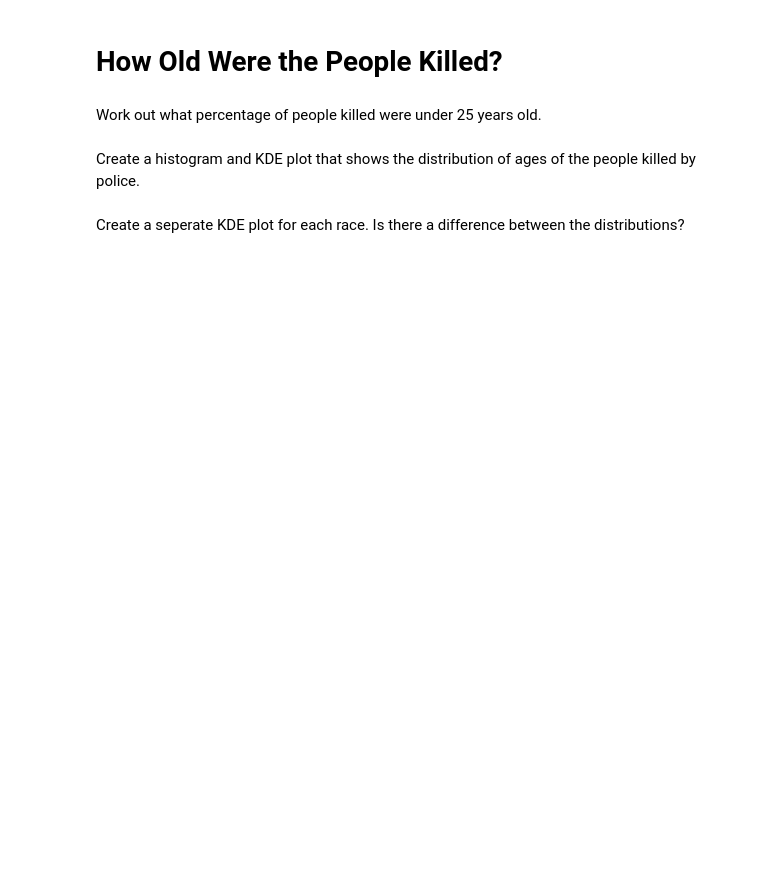
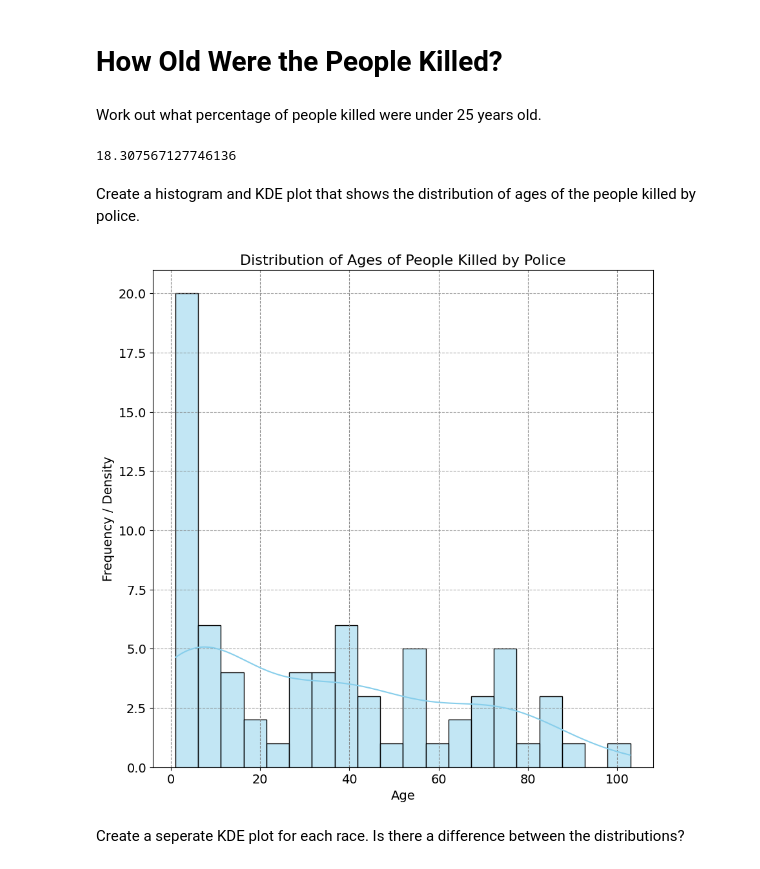
Before and after one commit to KushalRegmi61/100_DAYS_OF_LEARNING_PYTHON, a Jupyter notebook: DAY_100_AnalysingDethInvolvingPoliceinUS/DAY_100_Fatal_Force.ipynb, the cells around one changed output. Cells and saved outputs as stored; diff of their text form; code cells hidden in the pictures; blank space fills up the shorter version.

Commit message:
final data analysis using sns.kdeplot, px.bar, px.choropleth

```diff
--- a/DAY_100_AnalysingDethInvolvingPoliceinUS/DAY_100_Fatal_Force.ipynb
+++ b/DAY_100_AnalysingDethInvolvingPoliceinUS/DAY_100_Fatal_Force.ipynb
@@ -582,7 +623,53 @@ In what percentage of police killings were people armed? Create chart that show
 # How Old Were the People Killed?
 # %% [markdown]
 Work out what percentage of people killed were under 25 years old.
+# %%
+df_fatalities.age.isna().sum()
+
+# droping NaN values for the age
+clean_fatalities = df_fatalities.dropna(subset=['age'])
+
+# killed by age_df
+age_df = clean_fatalities.age.value_counts()
+
+# sorting the age_df in ascending order
+
+age_df.sort_index(ascending=True, inplace=True)
+age_df.head()
+
+# working out to find what percentage of people killed were under 25 years old
+under_25_df = age_df[age_df.index < 25]
+under_25_df.head()
+
+under_25_death_pct = under_25_df.sum() / age_df.sum() * 100
+under_25_death_pct
+# %% [output]
+18.307567127746136
 # %% [markdown]
 Create a histogram and KDE plot that shows the distribution of ages of the people killed by police.
+# %%
+# creating a histplot and KDE plot using sns
+
+plt.figure(figsize=(10, 10))
+plt.grid(color='grey', linestyle='--')
+plt.yticks(fontsize=14)
+plt.xticks( fontsize=14)
+with sns.axes_style('darkgrid'):
+  fig = sns.histplot(
+      age_df,
+      bins=20,
+      kde=True,
+      color= 'skyblue',
+      alpha=0.5,
+      edgecolor='black'
+  )
+  # Customizing the plot
+  plt.title('Distribution of Ages of People Killed by Police', fontsize=16)
+  plt.xlabel('Age', fontsize=14)
+  plt.ylabel('Frequency / Density', fontsize=14)
+  plt.grid(axis='y', linestyle='--', alpha=0.7)
+  plt.show()
+# %% [output]
+[figure, added]
 # %% [markdown]
 Create a seperate KDE plot for each race. Is there a difference between the distributions?
```
Also changed, not shown: parts of 10 cells of this notebook.
